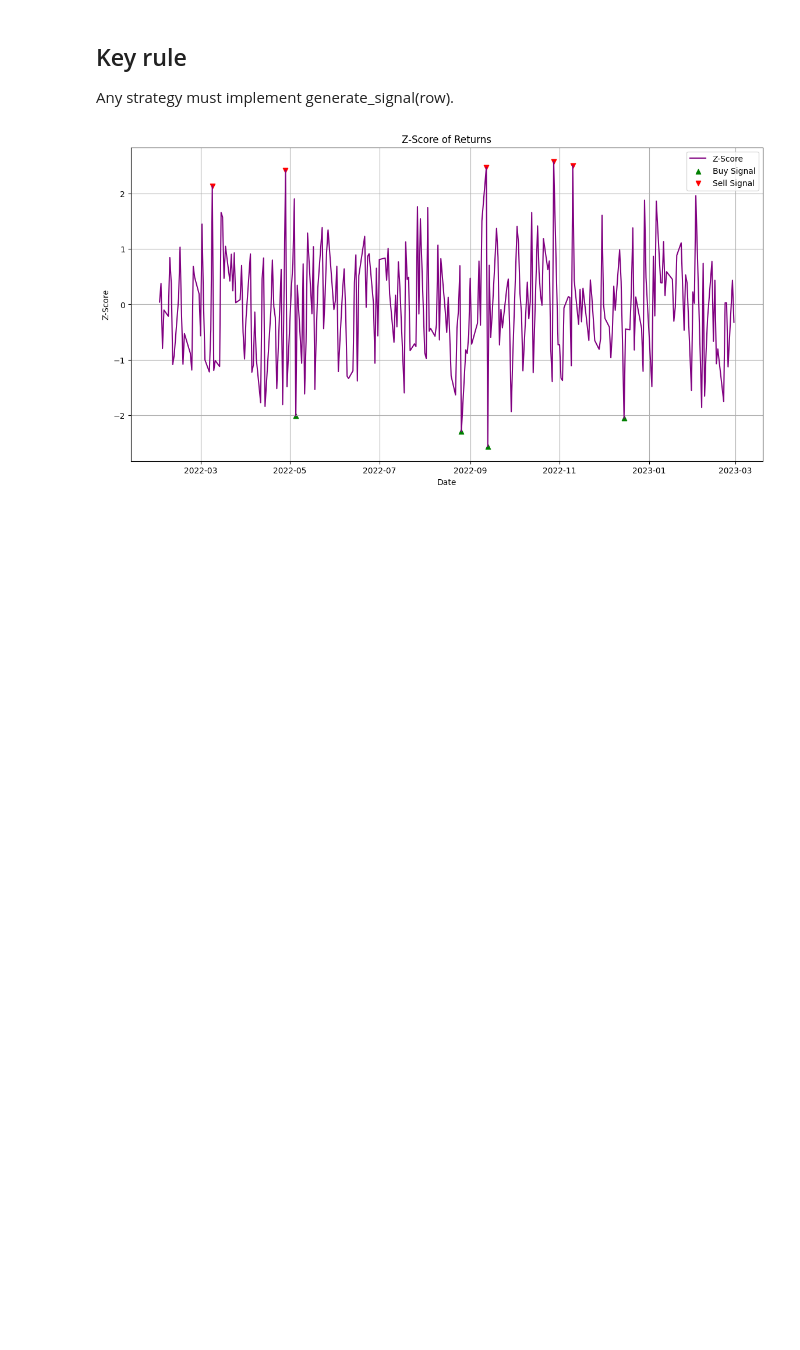
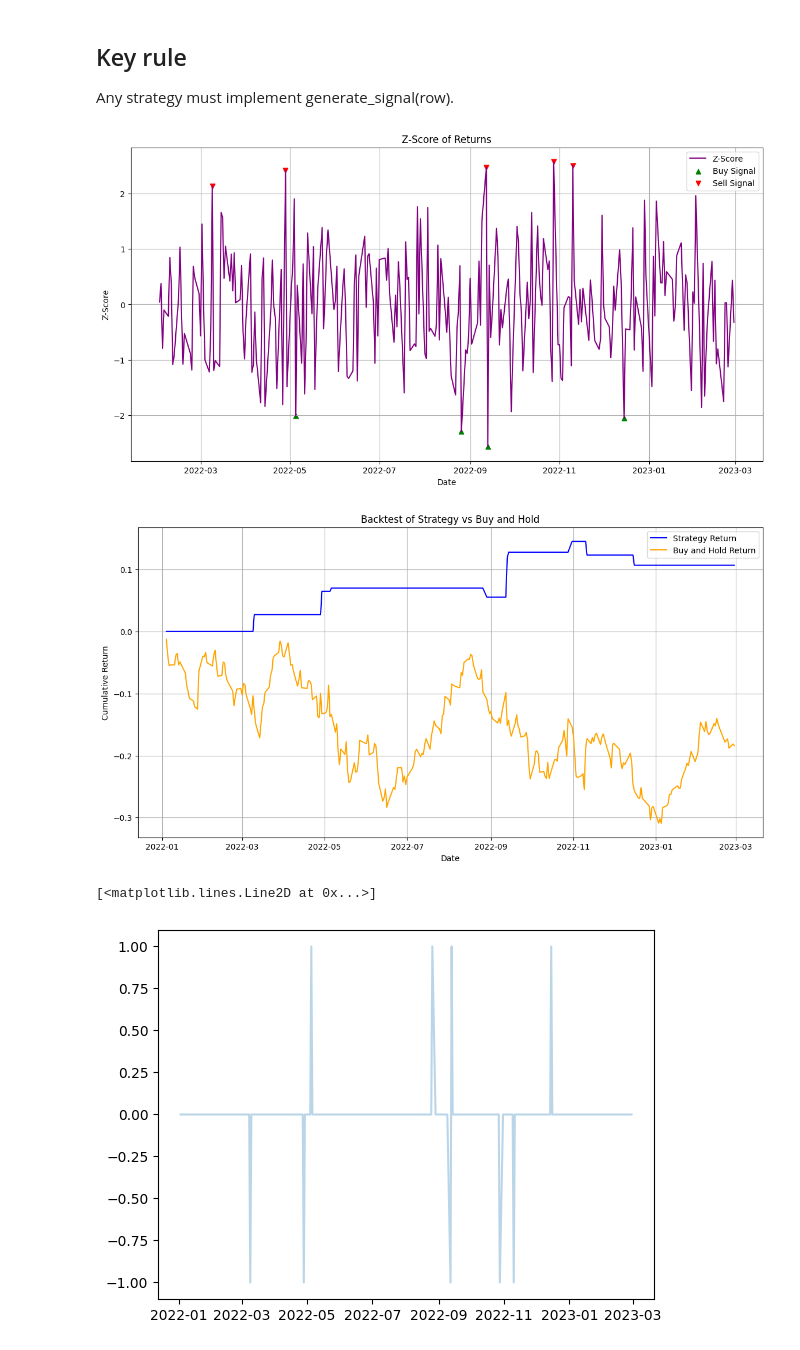
Before and after one commit to Adirdas/quantix, a Jupyter notebook: 4. Week Four/LESSON_4.ipynb, the cells around one changed output. Drawn from its saved outputs; the diff is of its cells as text; code cells hidden in the pictures; blank space fills up the shorter version.

Commit message:
Added backtester to see how effective strategy is.

```diff
--- a/4. Week Four/LESSON_4.ipynb
+++ b/4. Week Four/LESSON_4.ipynb
@@ -130,3 +130,39 @@ strategy = Z_Strategy(aapl, threshold=2)
 strategy.plot_strategy()
 # %% [output]
 [figure]
+# %%
+ ## now we want to make this a backtestable strategy, so we need to create a backtester class that takes in a strategy and a stock and runs the backtest, calculating the returns of the strategy and comparing it to a buy and hold strategy.
+
+class Backtester:
+    def __init__(self, strategy):
+        self.strategy = strategy
+        self.data = strategy.data
+
+    def backtest(self):
+        # calculate returns of strategy
+        self.data["strategy_return"] = self.data["signal"].shift(1) * self.data["Return"]
+        # calculate cumulative returns
+        self.data["cumulative_strategy_return"] = (1 + self.data["strategy_return"]).cumprod() - 1
+        self.data["cumulative_buy_and_hold_return"] = (1 + self.data["Return"]).cumprod() - 1
+
+    def plot_backtest(self):
+        plt.figure(figsize=(14, 7))
+        plt.plot(self.data.index, self.data["cumulative_strategy_return"], label="Strategy Return", color="blue")
+        plt.plot(self.data.index, self.data["cumulative_buy_and_hold_return"], label="Buy and Hold Return", color="orange")
+        plt.title(f"Backtest of Strategy vs Buy and Hold")
+        plt.xlabel("Date")
+        plt.ylabel("Cumulative Return")
+        plt.legend()
+        plt.grid()
+        plt.show()
+# %%
+bt = Backtester(strategy)
+bt.backtest()
+bt.plot_backtest()
+
+plt.plot(bt.data.index, bt.data["signal"], label="Signal", alpha=0.3)
+# This helps visually connect when trades happen and how returns move
+# %% [output]
+[figure, added]
+[<matplotlib.lines.Line2D at 0x...>]
+[figure, added]
```
Also changed, not shown: parts of 1 cell of this notebook.
